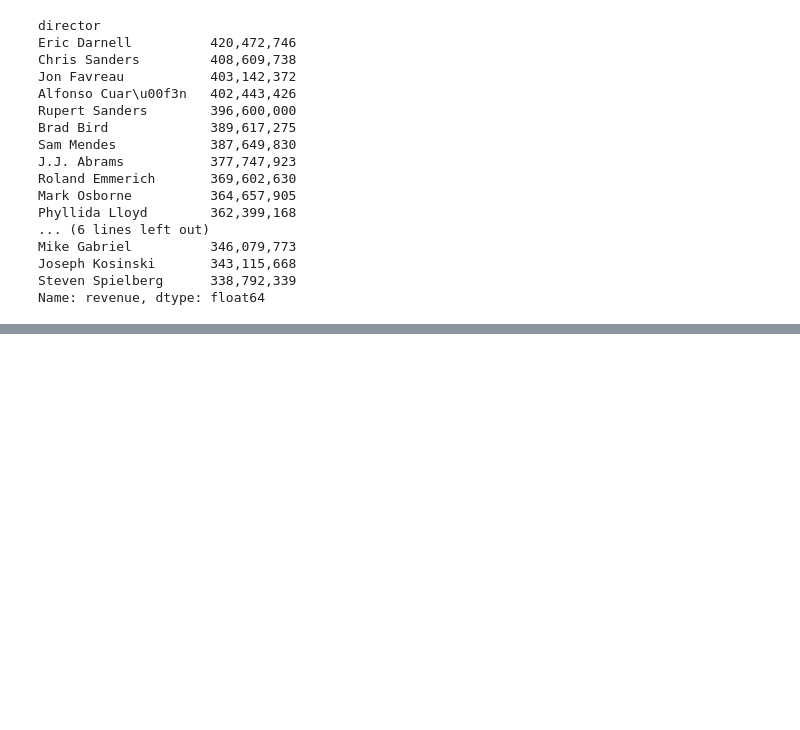
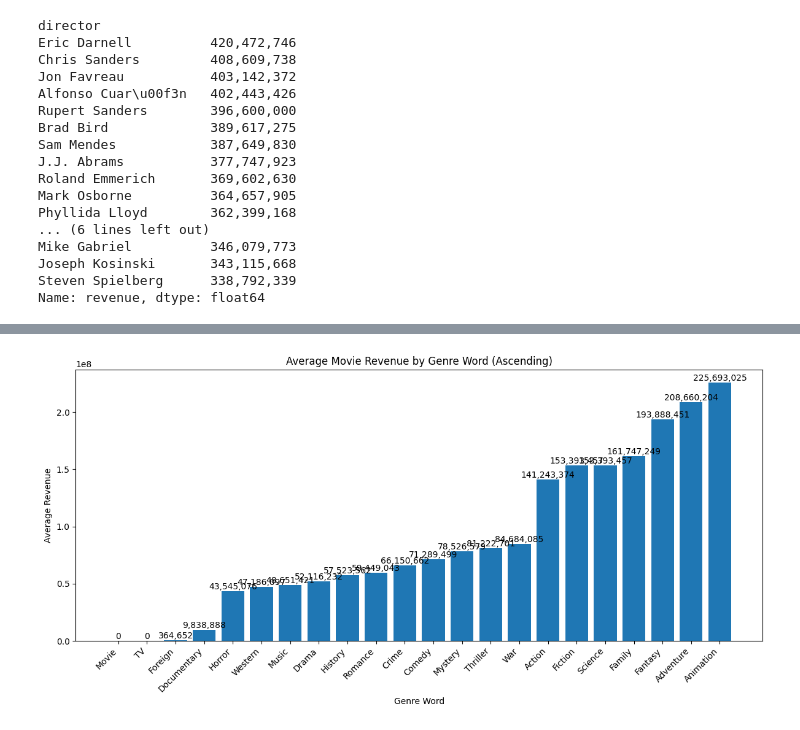
Before and after one commit to oak50/DS3001-Project1, a Jupyter notebook: Scripts/modeling_approach_prep.ipynb, the cells around one changed output, grey strips where cells are left out. Cells and saved outputs as stored; diff of their text form; code cells hidden in the pictures; blank space fills up the shorter version.

Commit message:
genre

```diff
--- a/Scripts/modeling_approach_prep.ipynb
+++ b/Scripts/modeling_approach_prep.ipynb
@@ -103,0 +106,12 @@ Name: revenue, dtype: float64
+# %%
+import pandas as pd
+
+# Combine all genre entries into a single string and split into individual words
+all_words = ' '.join(df['genres'].dropna()).split()
+
+# Get unique words using a set
+unique_words = set(all_words)
+
+# Print the unique words
+for word in unique_words:
+    print(word)
@@ -103,0 +136,41 @@ Name: revenue, dtype: float64
+# %%
+import pandas as pd
+import matplotlib.pyplot as plt
+
+# Combine all genre entries into a single string and split into individual words
+all_words = ' '.join(df['genres'].dropna()).split()
+
+# Get unique words using a set
+unique_words = set(all_words)
+
+# Calculate average revenue for movies containing each unique genre word
+average_revenue_per_word = {}
+
+for word in unique_words:
+    # Filter movies that contain the word in their genre
+    filtered_movies = df[df['genres'].str.contains(word, na=False)]
+
+    # Calculate the average revenue for these movies
+    average_revenue = filtered_movies['revenue'].mean()
+    average_revenue_per_word[word] = average_revenue
+
+# Sort the dictionary by average revenue in ascending order
+sorted_revenue = dict(sorted(average_revenue_per_word.items(), key=lambda item: item[1]))
+
+# Create a bar graph
+plt.figure(figsize=(12, 6))
+bars = plt.bar(sorted_revenue.keys(), sorted_revenue.values())
+plt.xticks(rotation=45, ha='right')
+plt.xlabel('Genre Word')
+plt.ylabel('Average Revenue')
+plt.title('Average Movie Revenue by Genre Word (Ascending)')
+
+# Label the bars with the average revenue values
+for bar in bars:
+    yval = bar.get_height()
+    plt.text(bar.get_x() + bar.get_width() / 2, yval, f'{yval:,.0f}', ha='center', va='bottom')
+
+plt.tight_layout()
+plt.show()
+# %% [output]
+[figure, added]
```
Also changed, not shown: parts of 2 cells of this notebook.
